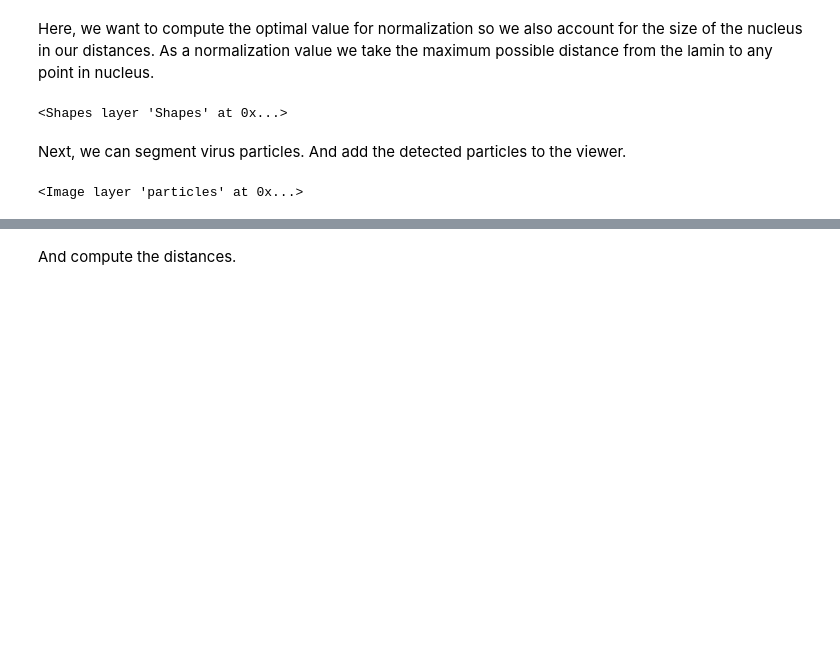
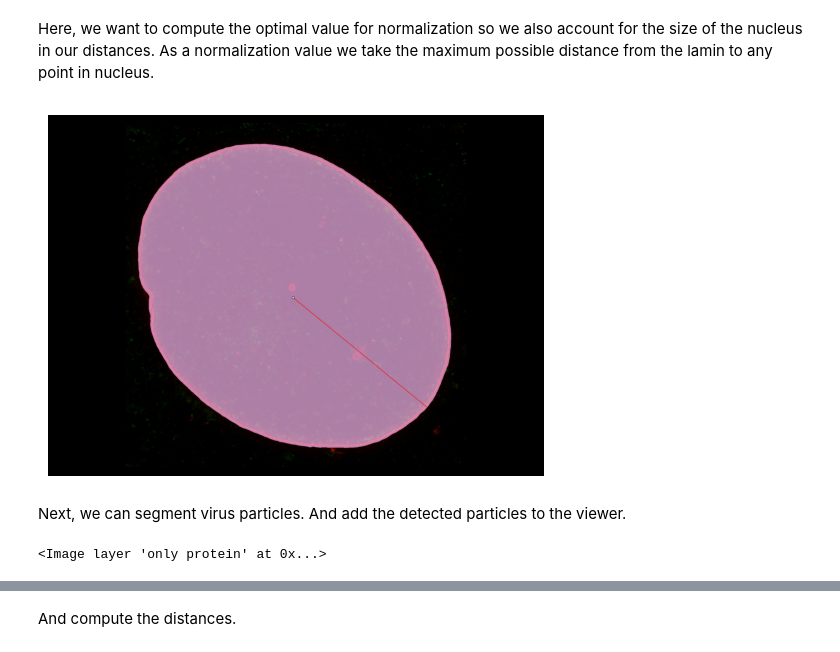
Before and after one commit to programerkotik/viral_particles_distribution_in_nucleus, a Jupyter notebook: Distance Analysis.ipynb, the cells around one changed output, grey strips where cells are left out. Drawn from its saved outputs; the diff is of its cells as text; code cells hidden in the pictures; blank space fills up the shorter version.

```diff
--- a/Distance Analysis.ipynb
+++ b/Distance Analysis.ipynb
@@ -78,18 +67,22 @@ Here, we want to compute the optimal value for normalization so we also account
 # %%
 # calculate value for normalization
 nucleus = viewer.layers['nucleus'].data.astype('bool')
 x,y = np.where(nucleus)
 centroid = (np.mean(x), np.mean(y))
 viewer.add_points(centroid)
 
 # find logest path between centroid and skeleton
 membrane_points = np.array(np.where(skeleton)).T
 furthest_point = find_furthest_point(centroid, membrane_points)
 
 dist_for_normalization = np.linalg.norm(np.subtract(centroid,furthest_point))
-viewer.add_shapes([furthest_point, centroid], shape_type='line', edge_color='red')
+viewer.add_shapes([furthest_point, centroid], shape_type='line', edge_color='red', edge_width=3)
+screenshot = viewer.screenshot()
+plt.imshow(screenshot)
+plt.axis('off')
+plt.show()
 # %% [output]
-<Shapes layer 'Shapes' at 0x...>
+[figure, added]
 # %% [markdown]
 Next, we can segment virus particles. And add the detected particles to the viewer.
 # %%
@@ -100,9 +93,9 @@ only_protein = np.subtract(protein.astype(float),lamin.astype(float))
 only_protein = np.clip(only_protein, 0, 255)
 particles = np.where(nucleus != nucleus.max(), 0, only_protein)
 particles = np.array(particles, dtype = np.uint8)
-viewer.add_image(particles)
+viewer.add_image(particles, name='only protein', colormap='magenta', contrast_limits=[0, 50])
 # %% [output]
-<Image layer 'particles' at 0x...>
+<Image layer 'only protein' at 0x...>
 # %%
 # blob detection
 blobs_log = blob_log(particles, max_sigma=5, num_sigma=10, threshold=0.015)
```
Also changed, not shown: parts of 21 cells of this notebook, 1 other file.
